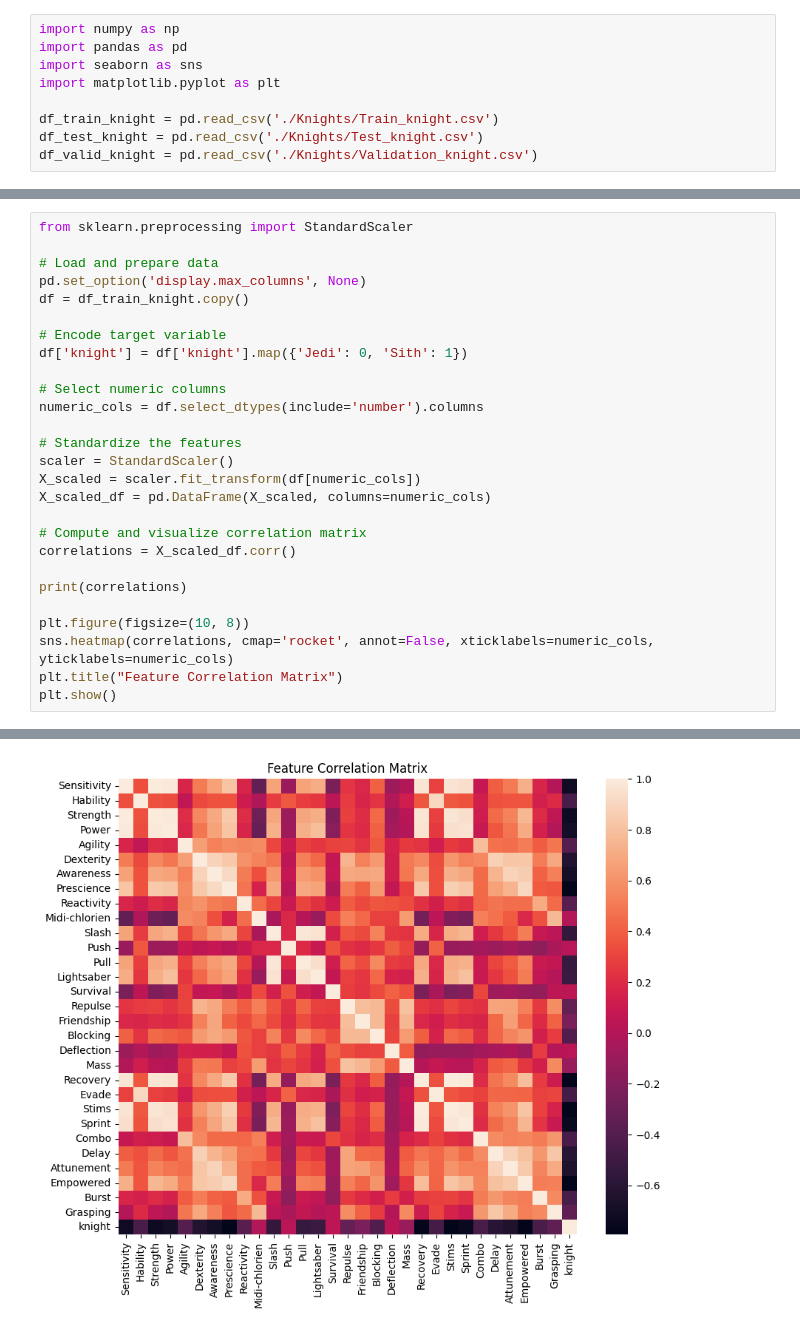
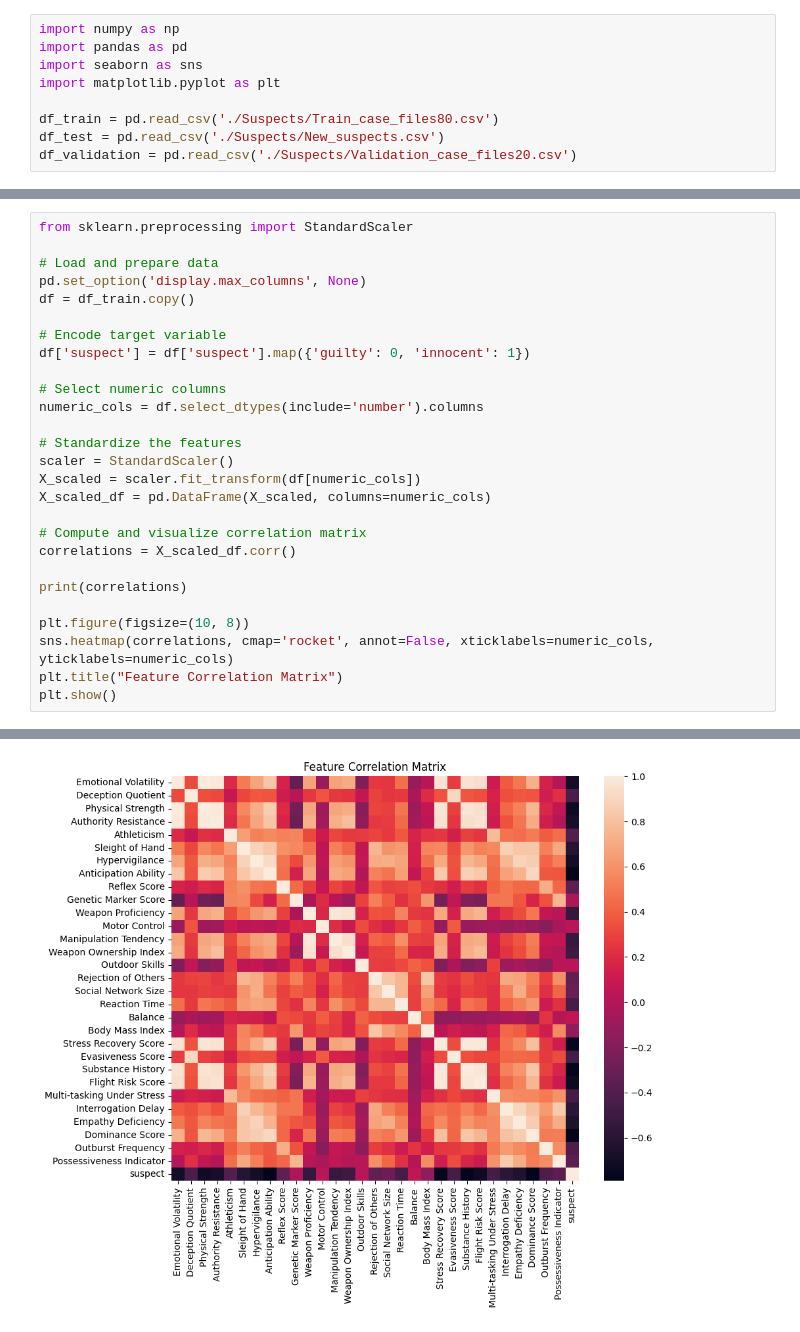
Before and after one commit to VulpesDev/DataPiscineNotebook, a Jupyter notebook: src/DataScientist-2.ipynb, the cells around one changed output, grey strips where cells are left out. Drawn from its saved outputs; the diff is of its cells as text.

```diff
--- a/src/DataScientist-2.ipynb
+++ b/src/DataScientist-2.ipynb
@@ -4,6 +4,6 @@ import pandas as pd
 import seaborn as sns
 import matplotlib.pyplot as plt
 
-df_train_knight = pd.read_csv('./Knights/Train_knight.csv')
-df_test_knight = pd.read_csv('./Knights/Test_knight.csv')
-df_valid_knight = pd.read_csv('./Knights/Validation_knight.csv')
+df_train = pd.read_csv('./Suspects/Train_case_files80.csv')
+df_test = pd.read_csv('./Suspects/New_suspects.csv')
+df_validation = pd.read_csv('./Suspects/Validation_case_files20.csv')
@@ -70,10 +91,10 @@ from sklearn.preprocessing import StandardScaler
 
 # Load and prepare data
 pd.set_option('display.max_columns', None)
-df = df_train_knight.copy()
+df = df_train.copy()
 
 # Encode target variable
-df['knight'] = df['knight'].map({'Jedi': 0, 'Sith': 1})
+df['suspect'] = df['suspect'].map({'guilty': 0, 'innocent': 1})
 
 # Select numeric columns
 numeric_cols = df.select_dtypes(include='number').columns
@@ -113,4 +134,4 @@ knight        -0.350105  1.000000
-[figure, old version]
+[figure, new version]
 # %%
 import pandas as pd
 from sklearn.preprocessing import StandardScaler
```
Also changed, not shown: parts of 9 cells of this notebook.
